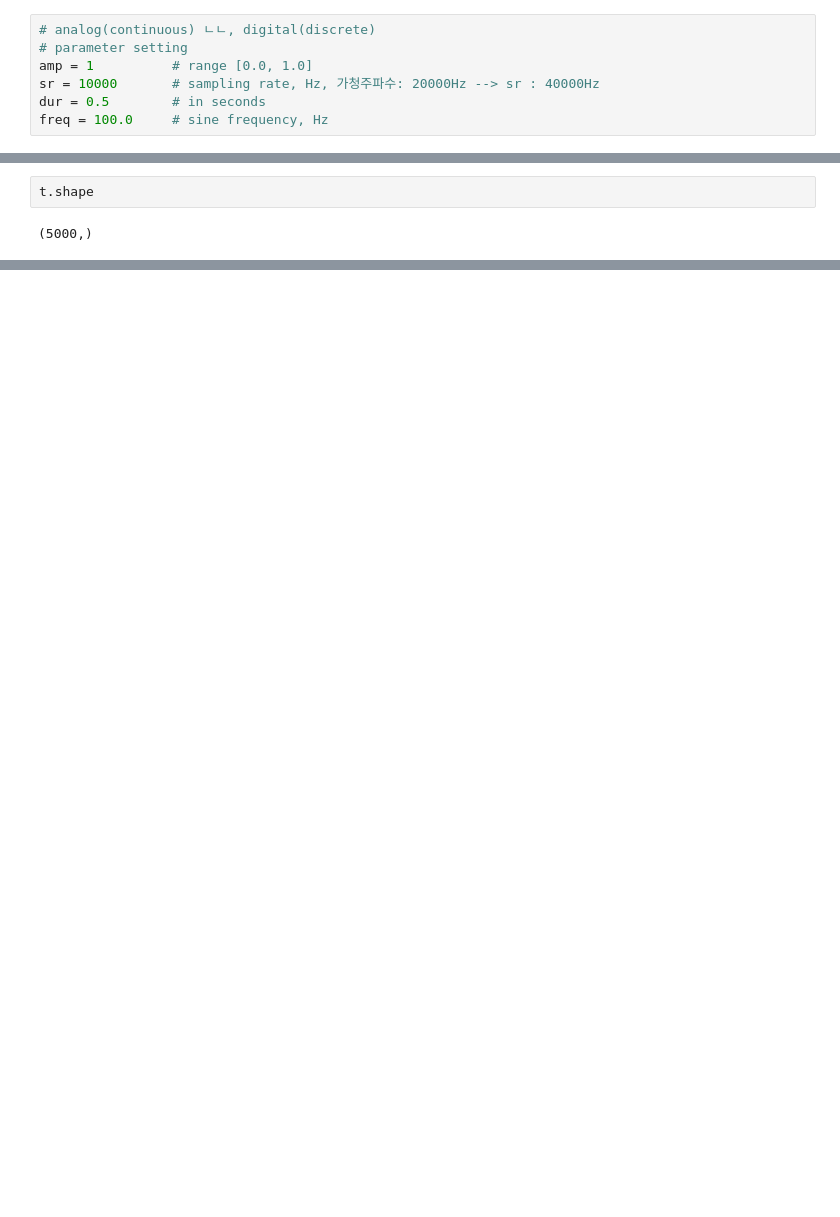
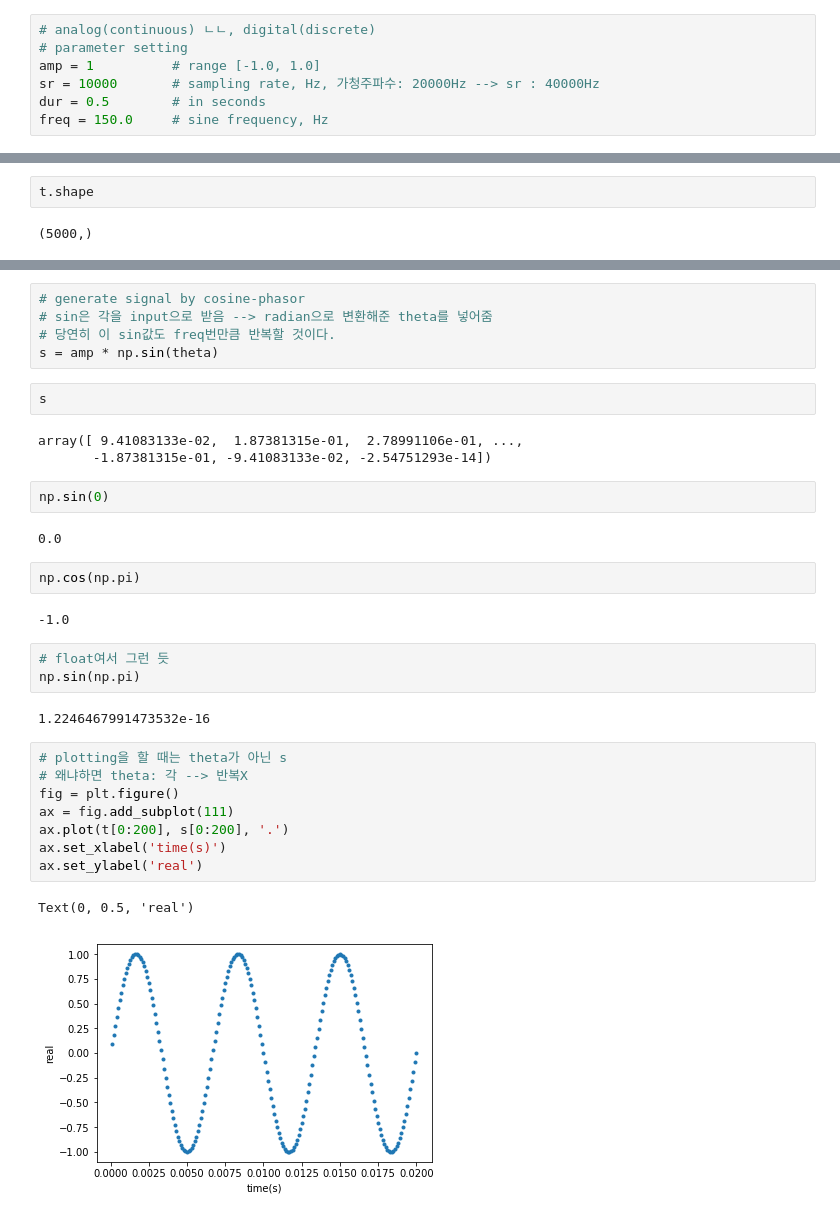
Before and after one commit to Jungwon-Chang/2019-1_ENGL437, a Jupyter notebook: my/09. Sound.ipynb, the cells around one changed output, grey strips where cells are left out. Cells and saved outputs as stored; diff of their text form; blank space fills up the shorter version.

```diff
--- a/my/09. Sound.ipynb
+++ b/my/09. Sound.ipynb
@@ -11,7 +12,7 @@ from scipy.signal import lfilter
 # %%
 # analog(continuous) ㄴㄴ, digital(discrete)
 # parameter setting
-amp = 1          # range [0.0, 1.0]
+amp = 1          # range [-1.0, 1.0]
 sr = 10000       # sampling rate, Hz, 가청주파수: 20000Hz --> sr : 40000Hz
 dur = 0.5        # in seconds
-freq = 100.0     # sine frequency, Hz
+freq = 150.0     # sine frequency, Hz
@@ -36,0 +54,34 @@ array([6.28318531e-02, 1.25663706e-01, 1.88495559e-01, ...,
+# %%
+# generate signal by cosine-phasor
+# sin은 각을 input으로 받음 --> radian으로 변환해준 theta를 넣어줌
+# 당연히 이 sin값도 freq번만큼 반복할 것이다.
+s = amp * np.sin(theta)
+# %%
+s
+# %% [output]
+array([ 9.41083133e-02,  1.87381315e-01,  2.78991106e-01, ...,
+       -1.87381315e-01, -9.41083133e-02, -2.54751293e-14])
+# %%
+np.sin(0)
+# %% [output]
+0.0
+# %%
+np.cos(np.pi)
+# %% [output]
+-1.0
+# %%
+# float여서 그런 듯
+np.sin(np.pi)
+# %% [output]
+1.2246467991473532e-16
+# %%
+# plotting을 할 때는 theta가 아닌 s
+# 왜냐하면 theta: 각 --> 반복X
+fig = plt.figure()
+ax = fig.add_subplot(111)
+ax.plot(t[0:200], s[0:200], '.')
+ax.set_xlabel('time(s)')
+ax.set_ylabel('real')
+# %% [output]
+Text(0, 0.5, 'real')
+[figure, added]
```
Also changed, not shown: parts of 22 cells of this notebook, 6 other files.
